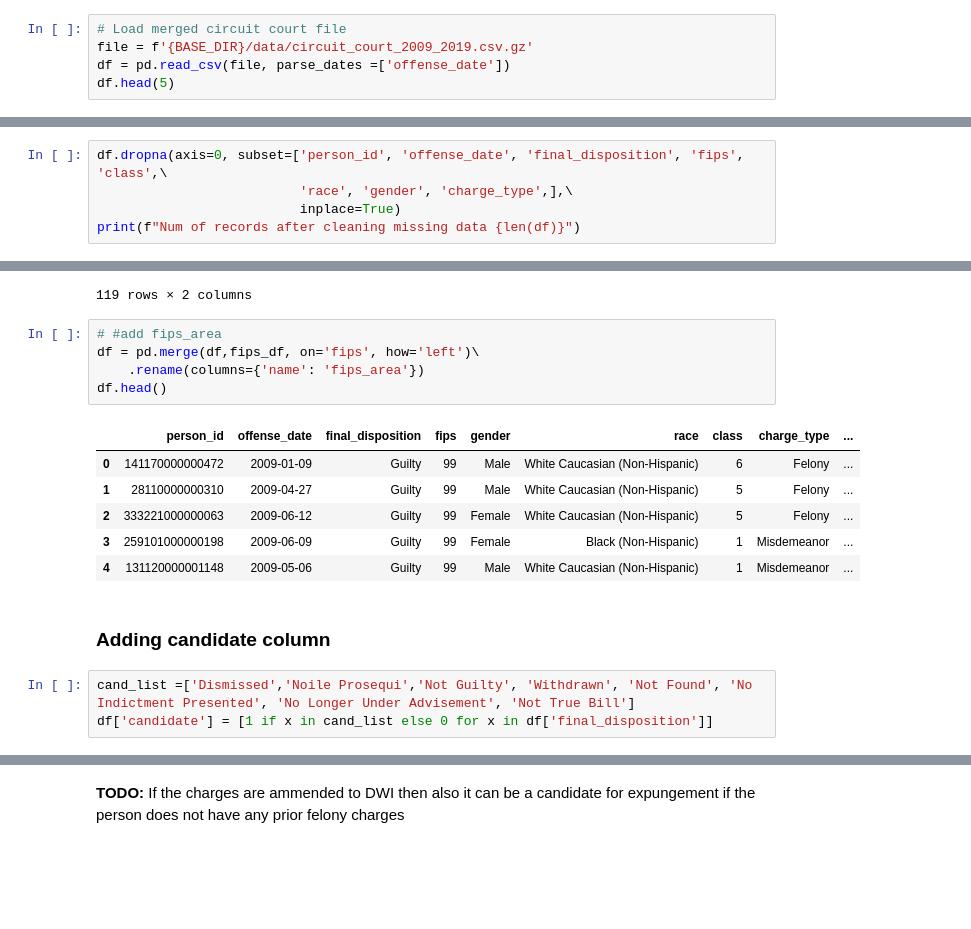
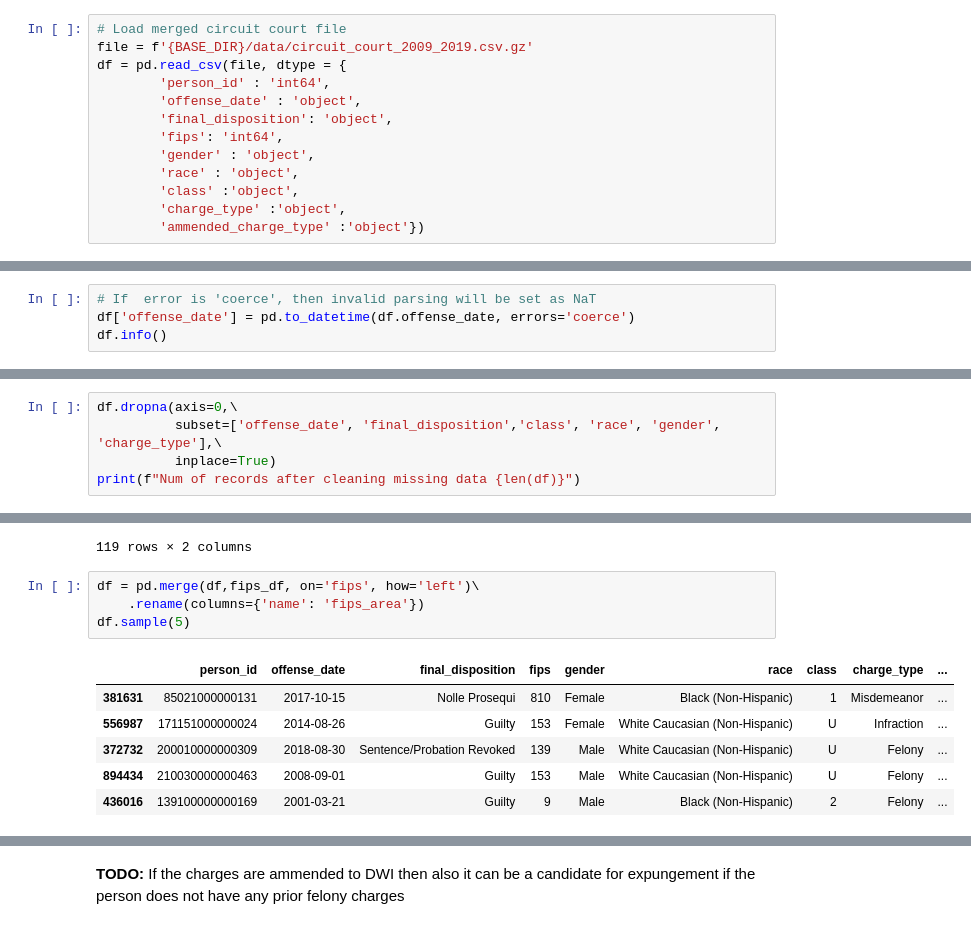
Before and after one commit to jayhombal/va-case-expungement, a Jupyter notebook: va_circuit_court_expungment.ipynb, the cells around one changed output, grey strips where cells are left out. Saved outputs shown, nothing was run; the diff lists cells and outputs as text; blank space fills up the shorter version.

```diff
--- a/va_circuit_court_expungment.ipynb
+++ b/va_circuit_court_expungment.ipynb
@@ -76,5 +67,13 @@ Deleting file download staging directory ./download-data/circuit
 # %%
 # Load merged circuit court file
 file = f'{BASE_DIR}/data/circuit_court_2009_2019.csv.gz'
-df = pd.read_csv(file, parse_dates =['offense_date'])
-df.head(5)
+df = pd.read_csv(file, dtype = {
+        'person_id' : 'int64',
+        'offense_date' : 'object',
+        'final_disposition': 'object',
+        'fips': 'int64',
+        'gender' : 'object',
+        'race' : 'object',
+        'class' :'object',
+        'charge_type' :'object',
+        'ammended_charge_type' :'object'})
@@ -87,0 +80,4 @@ df.head(5)
+# %%
+# If  error is 'coerce', then invalid parsing will be set as NaT
+df['offense_date'] = pd.to_datetime(df.offense_date, errors='coerce')
+df.info()
@@ -137,0 +157,5 @@ array(['White Caucasian (Non-Hispanic)', 'Black (Non-Hispanic)',
+# %%
+df.dropna(axis=0,\
+          subset=['offense_date', 'final_disposition','class', 'race', 'gender', 'charge_type'],\
+          inplace=True)
+print(f"Num of records after cleaning missing data {len(df)}")
@@ -220,5 +210,0 @@ So removing all records where these field values are missing will be removed
-# %%
-df.dropna(axis=0, subset=['person_id', 'offense_date', 'final_disposition', 'fips', 'class',\
-                          'race', 'gender', 'charge_type',],\
-                          inplace=True)
-print(f"Num of records after cleaning missing data {len(df)}")
@@ -288,19 +265,13 @@ fips_df
 | 118 | 840 | Winchester Circuit Court |
 119 rows × 2 columns
 # %%
-# #add fips_area
 df = pd.merge(df,fips_df, on='fips', how='left')\
     .rename(columns={'name': 'fips_area'})
-df.head()
+df.sample(5)
 # %% [output]
 |  | person_id | offense_date | final_disposition | fips | gender | race | class | charge_type | ... |
-| 0 | 141170000000472 | 2009-01-09 | Guilty | 99 | Male | White Caucasian (Non-Hispanic) | 6 | Felony | ... |
-| 1 | 28110000000310 | 2009-04-27 | Guilty | 99 | Male | White Caucasian (Non-Hispanic) | 5 | Felony | ... |
-| 2 | 333221000000063 | 2009-06-12 | Guilty | 99 | Female | White Caucasian (Non-Hispanic) | 5 | Felony | ... |
-| 3 | 259101000000198 | 2009-06-09 | Guilty | 99 | Female | Black (Non-Hispanic) | 1 | Misdemeanor | ... |
-| 4 | 131120000001148 | 2009-05-06 | Guilty | 99 | Male | White Caucasian (Non-Hispanic) | 1 | Misdemeanor | ... |
+| 381631 | 85021000000131 | 2017-10-15 | Nolle Prosequi | 810 | Female | Black (Non-Hispanic) | 1 | Misdemeanor | ... |
+| 556987 | 171151000000024 | 2014-08-26 | Guilty | 153 | Female | White Caucasian (Non-Hispanic) | U | Infraction | ... |
+| 372732 | 200010000000309 | 2018-08-30 | Sentence/Probation Revoked | 139 | Male | White Caucasian (Non-Hispanic) | U | Felony | ... |
+| 894434 | 210030000000463 | 2008-09-01 | Guilty | 153 | Male | White Caucasian (Non-Hispanic) | U | Felony | ... |
+| 436016 | 139100000000169 | 2001-03-21 | Guilty | 9 | Male | Black (Non-Hispanic) | 2 | Felony | ... |
-# %% [markdown]
-### Adding candidate column
-# %%
-cand_list =['Dismissed','Noile Prosequi','Not Guilty', 'Withdrawn', 'Not Found', 'No Indictment Presented', 'No Longer Under Advisement', 'Not True Bill']
-df['candidate'] = [1 if x in cand_list else 0 for x in df['final_disposition']]
```
Also changed, not shown: parts of 135 cells of this notebook, 5 other files.
